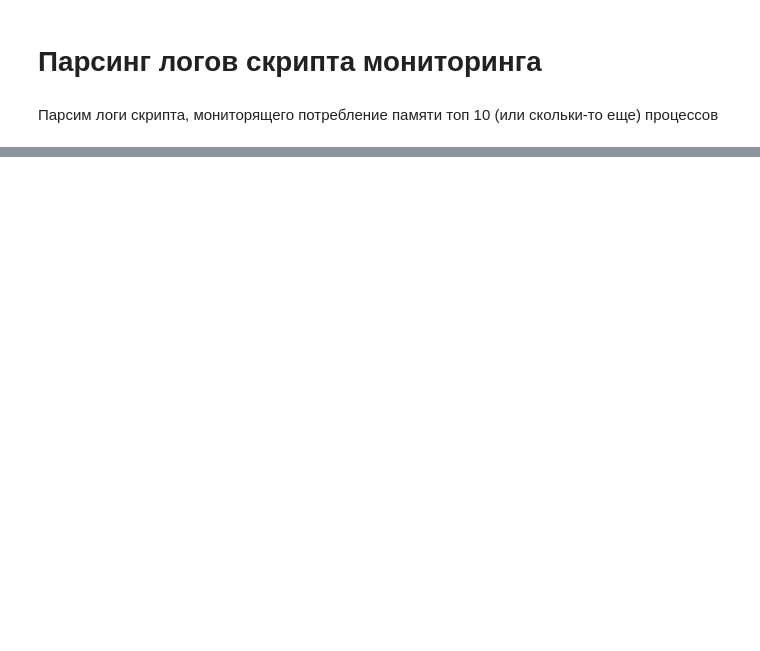
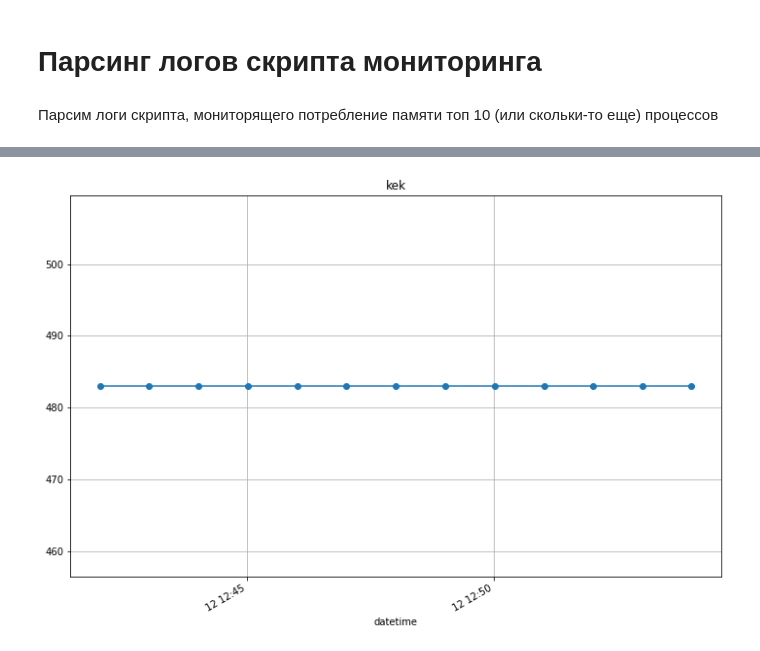
Before and after one commit to ihavelapki/tiny-monitor, a Jupyter notebook: analysis/tinymonitorplot.ipynb, the cells around one changed output, grey strips where cells are left out. Drawn from its saved outputs; the diff is of its cells as text; code cells hidden in the pictures; blank space fills up the shorter version.

```diff
--- a/analysis/tinymonitorplot.ipynb
+++ b/analysis/tinymonitorplot.ipynb
@@ -130,0 +121,8 @@ columns = ['N', 'DATE', 'TIME', 'RSS', '']
+# %%
+df3['MAPS'].plot(style='-o'
+       , grid=True
+       , title='kek'
+       , figsize=(12, 8))
+plt.show()
+# %% [output]
+[figure, added]
```
Also changed, not shown: parts of 11 cells of this notebook, 2 other files.
